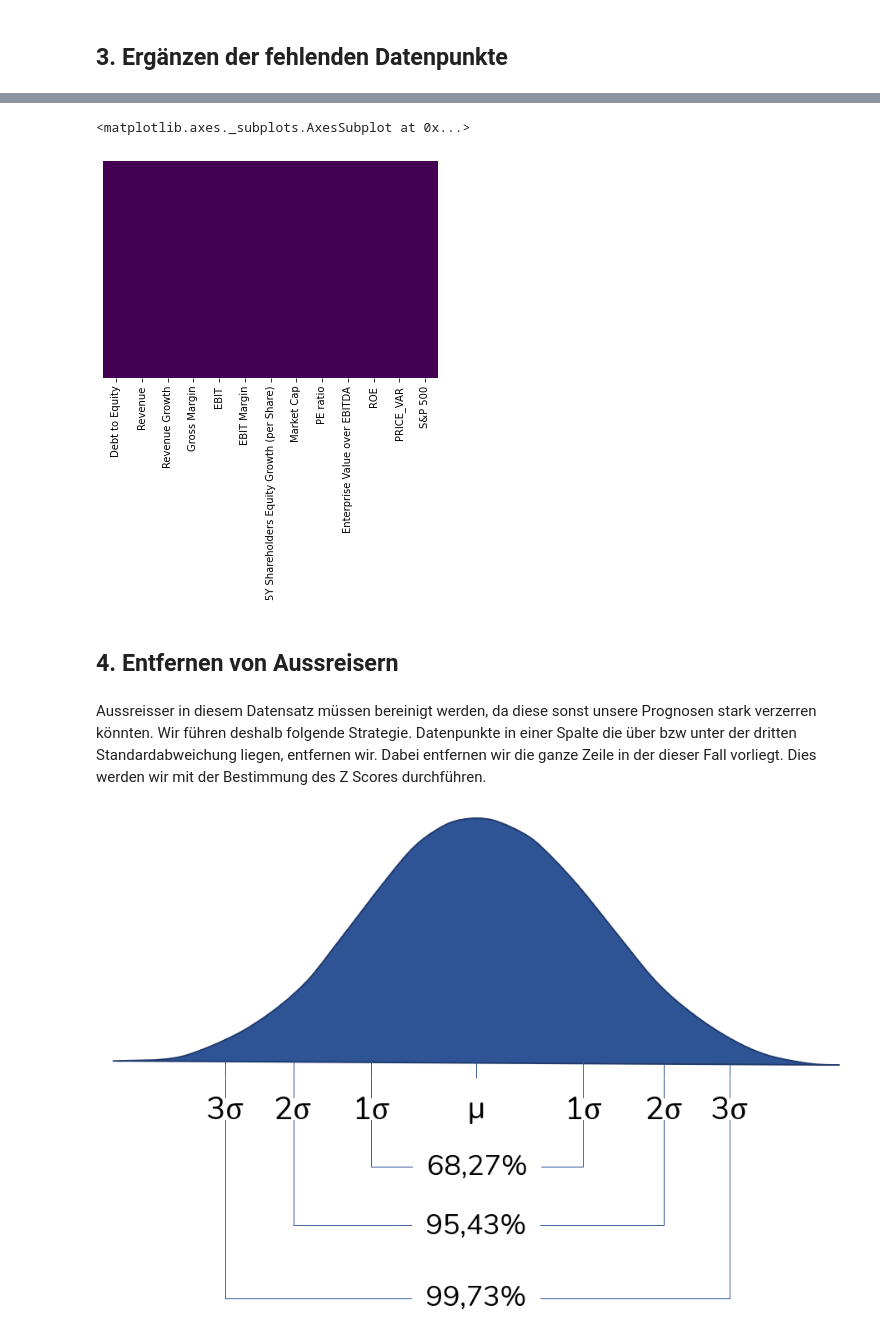
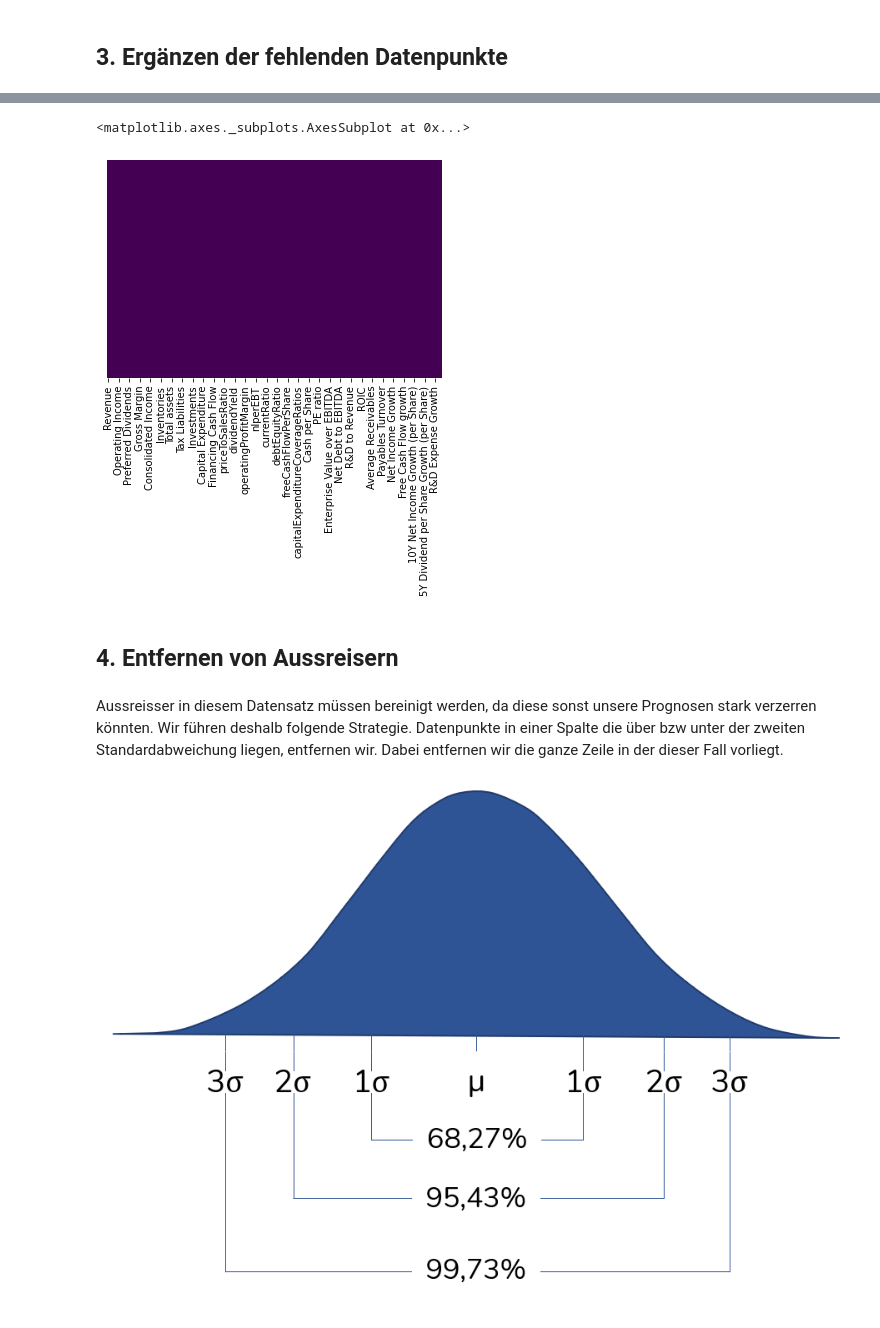
Before and after one commit to lonyty/MachineLearning, a Jupyter notebook: Data Cleaning.ipynb, the cells around one changed output, grey strips where cells are left out. Cells and saved outputs as stored; diff of their text form; code cells hidden in the pictures.

```diff
--- a/Data Cleaning.ipynb
+++ b/Data Cleaning.ipynb
@@ -244,6 +140,6 @@ dfn = dfn.drop(['priceEarningsToGrowthRatio'], axis=1)
 # Ebenfalls sehen wir das es Zeilen gibt in denen sehr viele Features fehlen
 # Wir wollen für unsere Zeilen mindestens 50% der Features haben, um eine Schätzung durchzuführen
 # Also mindestens 6 von 12 Features
-dfn = dfn.dropna(thresh=6+2)
-dfn.shape
+df = df.dropna(thresh=220*0.5-2)
+df.shape
 # %% [output]
@@ -266,2 +154,5 @@ Wir entfernen deshalb die Input Variable priceToBookRatio.
 # %%
-dfn = dfn.drop('priceToBookRatio', axis=1)
+df=df.drop('Sector', axis=1)
+# %%
+df = pd.get_dummies(df)
+df
@@ -271,7 +176,7 @@ dfn = dfn.drop('priceToBookRatio', axis=1)
 # Fehlende Datenpunkte ergänzen wir mit dem Median.
 # Dies aufgrund weil wir unseren Datensatz noch nicht für die Ausreisser nach oben bzw nach unten korrigiert haben
 # %%
-dfn = dfn.fillna(value=dfn.median())
-dfn.info()
+df = df.fillna(value=df.median())
+df.info()
 # %% [output]
 <class 'pandas.core.frame.DataFrame'>
@@ -297,12 +187,12 @@ memory usage: 2.1 MB
 # %%
-sns.heatmap(dfn.isnull(), yticklabels=False, cbar=False,cmap='viridis')
+sns.heatmap(df.isnull(), yticklabels=False, cbar=False,cmap='viridis')
 # %% [output]
 <matplotlib.axes._subplots.AxesSubplot at 0x...>
-[figure, old version]
+[figure, new version]
 # %% [markdown]
 ## 4. Entfernen von Aussreisern
 # %% [markdown]
-Aussreisser in diesem Datensatz müssen bereinigt werden, da diese sonst unsere Prognosen stark verzerren könnten. Wir führen deshalb folgende Strategie. Datenpunkte in einer Spalte die über bzw unter der dritten Standardabweichung liegen, entfernen wir. Dabei entfernen wir die ganze Zeile in der dieser Fall vorliegt. Dies werden wir mit der Bestimmung des Z Scores durchführen.
+Aussreisser in diesem Datensatz müssen bereinigt werden, da diese sonst unsere Prognosen stark verzerren könnten. Wir führen deshalb folgende Strategie. Datenpunkte in einer Spalte die über bzw unter der zweiten Standardabweichung liegen, entfernen wir. Dabei entfernen wir die ganze Zeile in der dieser Fall vorliegt.
 # %%
 from IPython.display import Image
 Image(filename='Normalverteilung.png')
```
Also changed, not shown: parts of 44 cells of this notebook.
